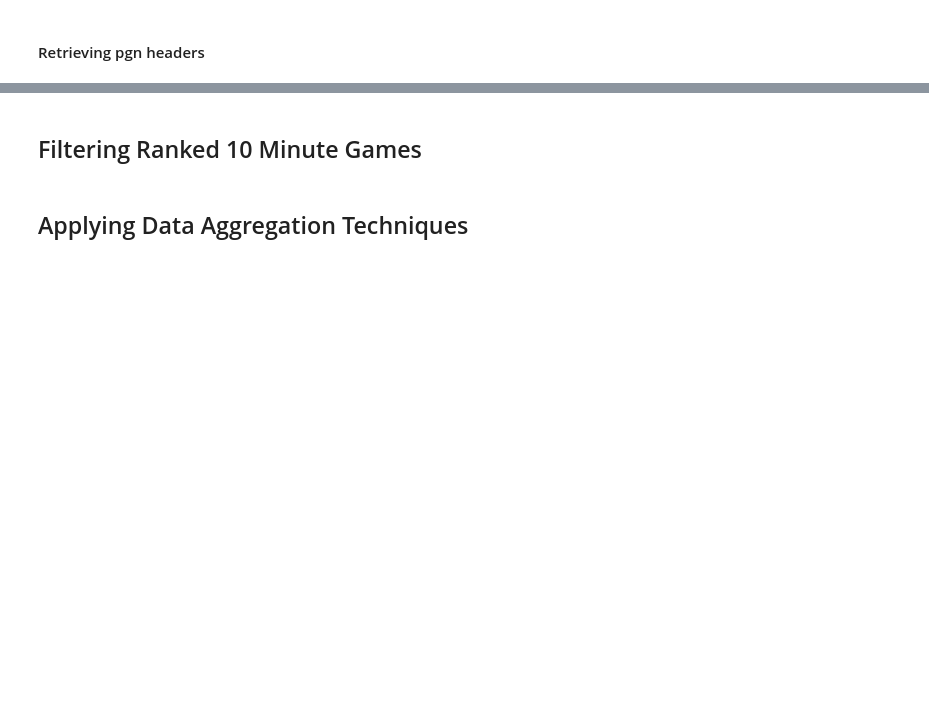
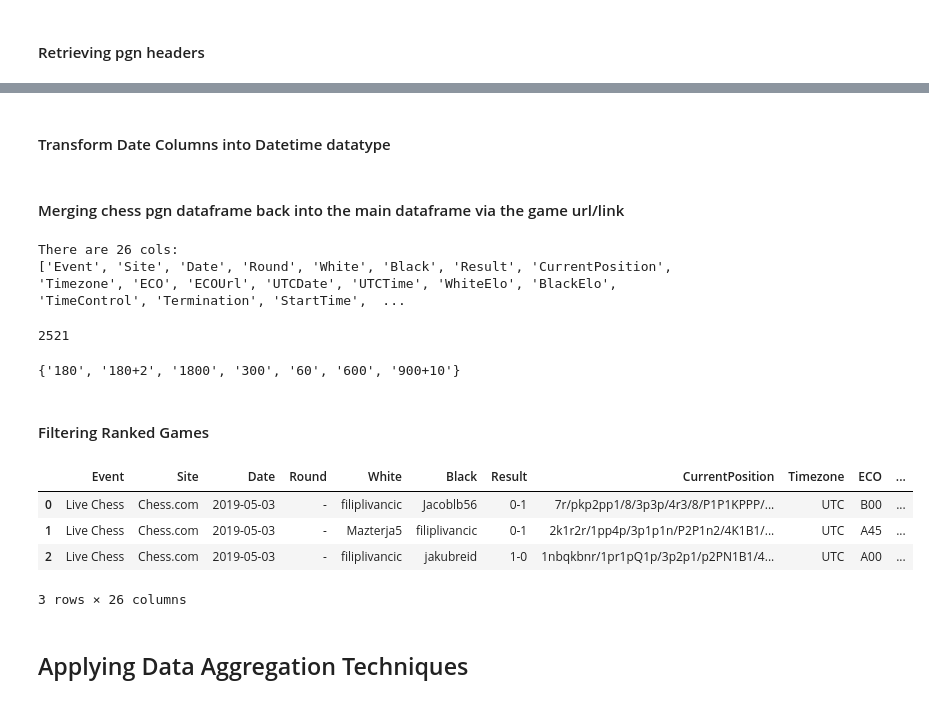
Before and after one commit to Filpill/chess_analysis, a Jupyter notebook: chess_analysis_v2.ipynb, the cells around one changed output, grey strips where cells are left out. Drawn from its saved outputs; the diff is of its cells as text; code cells hidden in the pictures; blank space fills up the shorter version.

```diff
--- a/chess_analysis_v2.ipynb
+++ b/chess_analysis_v2.ipynb
@@ -348,0 +204,4 @@ pgn
+# %%
+df_pgn['ECOUrl'] = df_pgn['ECOUrl'].str.replace('https://www.chess.com/openings/','',regex=True)
+df_pgn['ECOUrl'] = df_pgn['ECOUrl'].str.replace('-',' ',regex=True)
+df_pgn['ECOUrl']
@@ -349,2 +221,22 @@ pgn
+# %% [markdown]
+#### Transform Date Columns into Datetime datatype
+# %%
+# # Converting to Datetime Format
+df_pgn['Date'] = pd.to_datetime(df_pgn['Date'])
+df_pgn['EndDate'] = pd.to_datetime(df_pgn['EndDate'])
+# %% [markdown]
+#### Merging chess pgn dataframe back into the main dataframe via the game url/link
+# %%
+df_original = pd.merge(df_pgn,df_subset_attributes,on='Link',how='inner')
+print(f'There are {df_original.shape[1]} cols:\n{list(df_original.columns)}')
+df_original.shape[0]
+# %% [output]
+There are 26 cols:
+['Event', 'Site', 'Date', 'Round', 'White', 'Black', 'Result', 'CurrentPosition', 'Timezone', 'ECO', 'ECOUrl', 'UTCDate', 'UTCTime', 'WhiteElo', 'BlackElo', 'TimeControl', 'Termination', 'StartTime',  ...
+2521
+# %%
+set(df_original['TimeControl'])
+# %% [output]
+{'180', '180+2', '1800', '300', '60', '600', '900+10'}
 # %% [markdown]
-## Filtering Ranked 10 Minute Games
+#### Filtering Ranked Games
@@ -356 +243,21 @@ pgn
+# %%
+# Filtering Down to Rated Games to specific time classifications
+df_blitz_600 = df_original.loc[
+                                    (df_original['time_class']=='blitz')
+                                  & (df_original['TimeControl']=='600')
+                                  & (df_original['rated'] == True)
+                                  ]
+
+df_blitz_180_2 = df_original.loc[
+                                    (df_original['time_class']=='blitz')
+                                  & (df_original['TimeControl']=='180+2')
+                                  & (df_original['rated'] == True)
+                                  ]
+df_blitz_600[:3]
+# %% [output]
+|  | Event | Site | Date | Round | White | Black | Result | CurrentPosition | Timezone | ECO | ... |
+| 0 | Live Chess | Chess.com | 2019-05-03 | - | filiplivancic | Jacoblb56 | 0-1 | 7r/pkp2pp1/8/3p3p/4r3/8/P1P1KPPP/... | UTC | B00 | ... |
+| 1 | Live Chess | Chess.com | 2019-05-03 | - | Mazterja5 | filiplivancic | 0-1 | 2k1r2r/1pp4p/3p1p1n/P2P1n2/4K1B1/... | UTC | A45 | ... |
+| 2 | Live Chess | Chess.com | 2019-05-03 | - | filiplivancic | jakubreid | 1-0 | 1nbqkbnr/1pr1pQ1p/3p2p1/p2PN1B1/4... | UTC | A00 | ... |
+3 rows × 26 columns
 # %%
```
Also changed, not shown: parts of 32 cells of this notebook.
